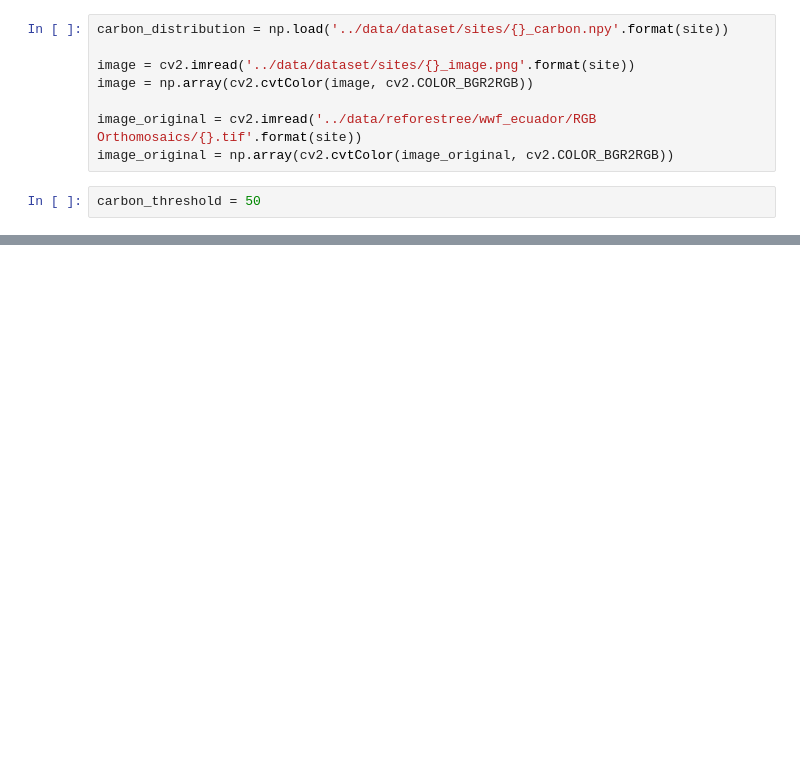
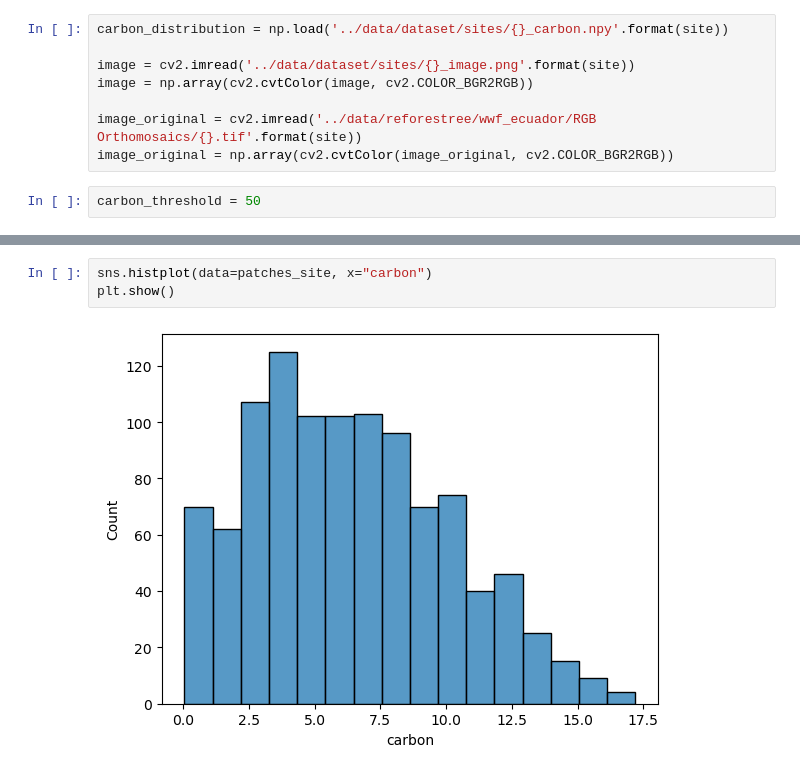
Before and after one commit to TimEngelmann/ai4est, a Jupyter notebook: exploration/patches_exploration.ipynb, the cells around one changed output, grey strips where cells are left out. Cells and saved outputs as stored; diff of their text form; blank space fills up the shorter version.

```diff
--- a/exploration/patches_exploration.ipynb
+++ b/exploration/patches_exploration.ipynb
@@ -158,0 +144,5 @@ plt.show()
+# %%
+sns.histplot(data=patches_site, x="carbon")
+plt.show()
+# %% [output]
+[figure, added]
```
Also changed, not shown: parts of 9 cells of this notebook.
